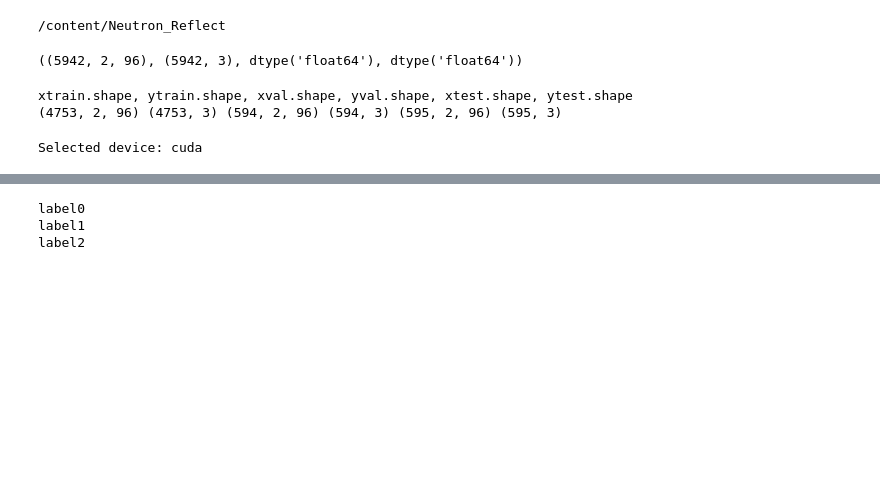
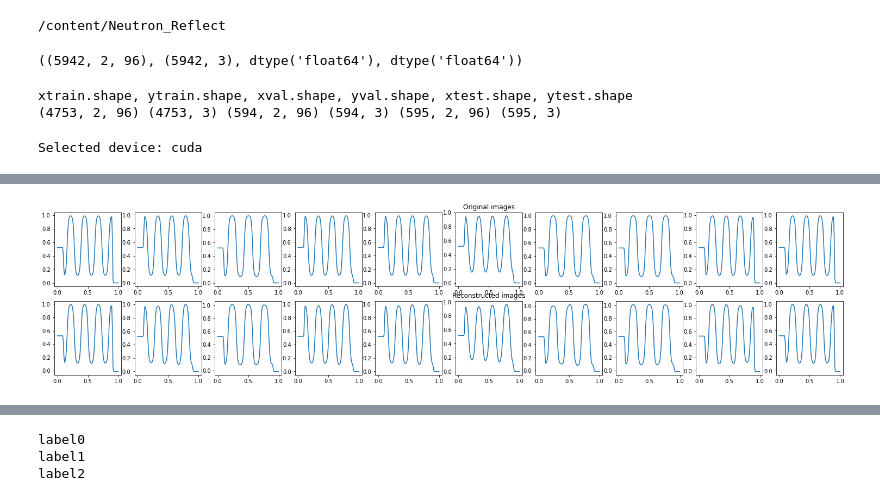
Before and after one commit to miguel-fc/Neutron_Reflect, a Jupyter notebook: nr_v11.ipynb, the cells around one changed output, grey strips where cells are left out. Cells and saved outputs as stored; diff of their text form; code cells hidden in the pictures; blank space fills up the shorter version.

```diff
--- a/nr_v11.ipynb
+++ b/nr_v11.ipynb
@@ -217,0 +151,3 @@ For image 9, the loss = 3.20745530189015e-05
+# %%
+au.test(encoder,decoder,test_dataset,device,loss_fn,in_d1,in_d2,n=10)
+# %% [output]
@@ -218,2 +164,3 @@ For image 9, the loss = 3.20745530189015e-05
+[figure, added]
 # %%
 #Interpolating in the latent space
```
Also changed, not shown: parts of 25 cells of this notebook.
